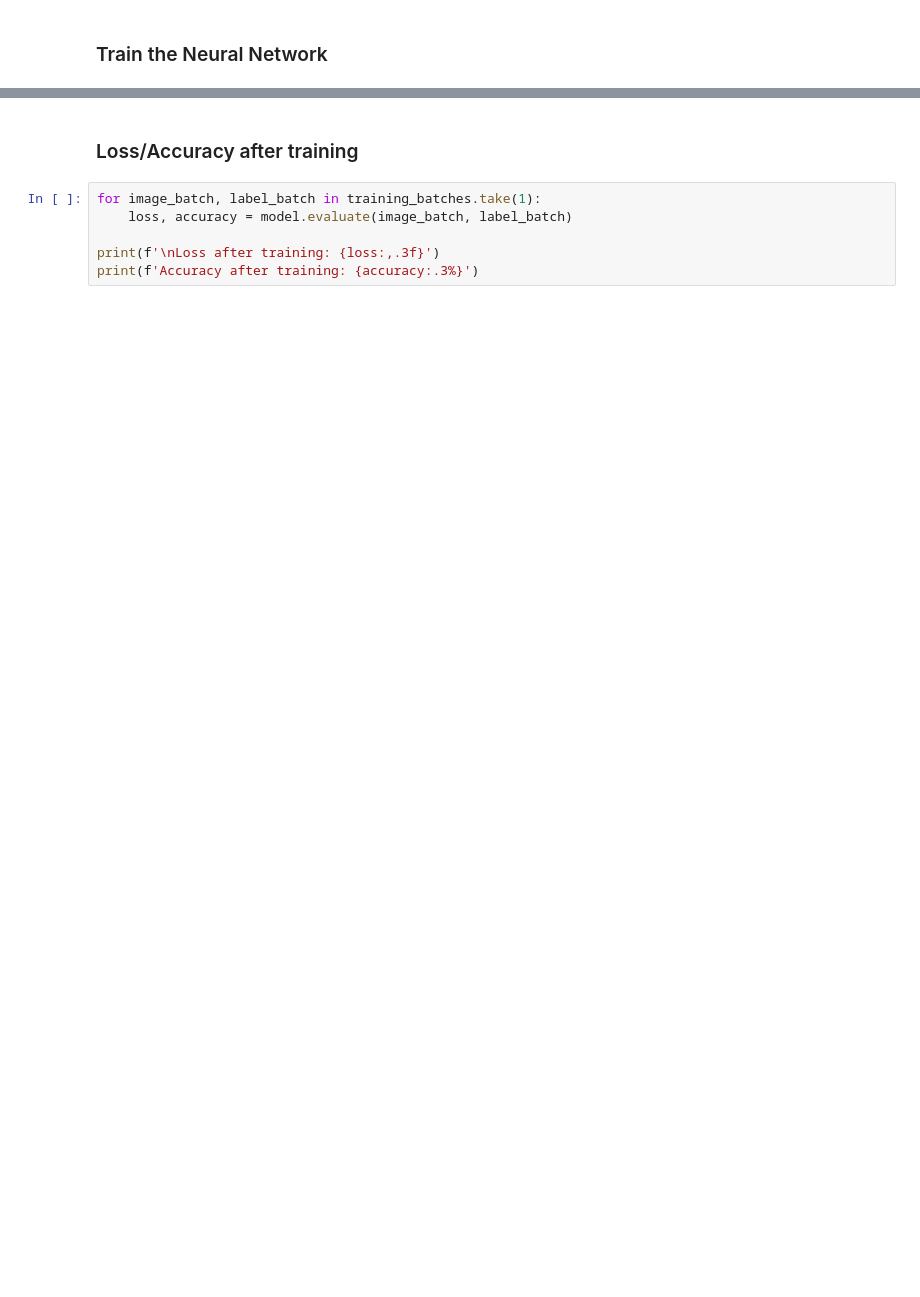
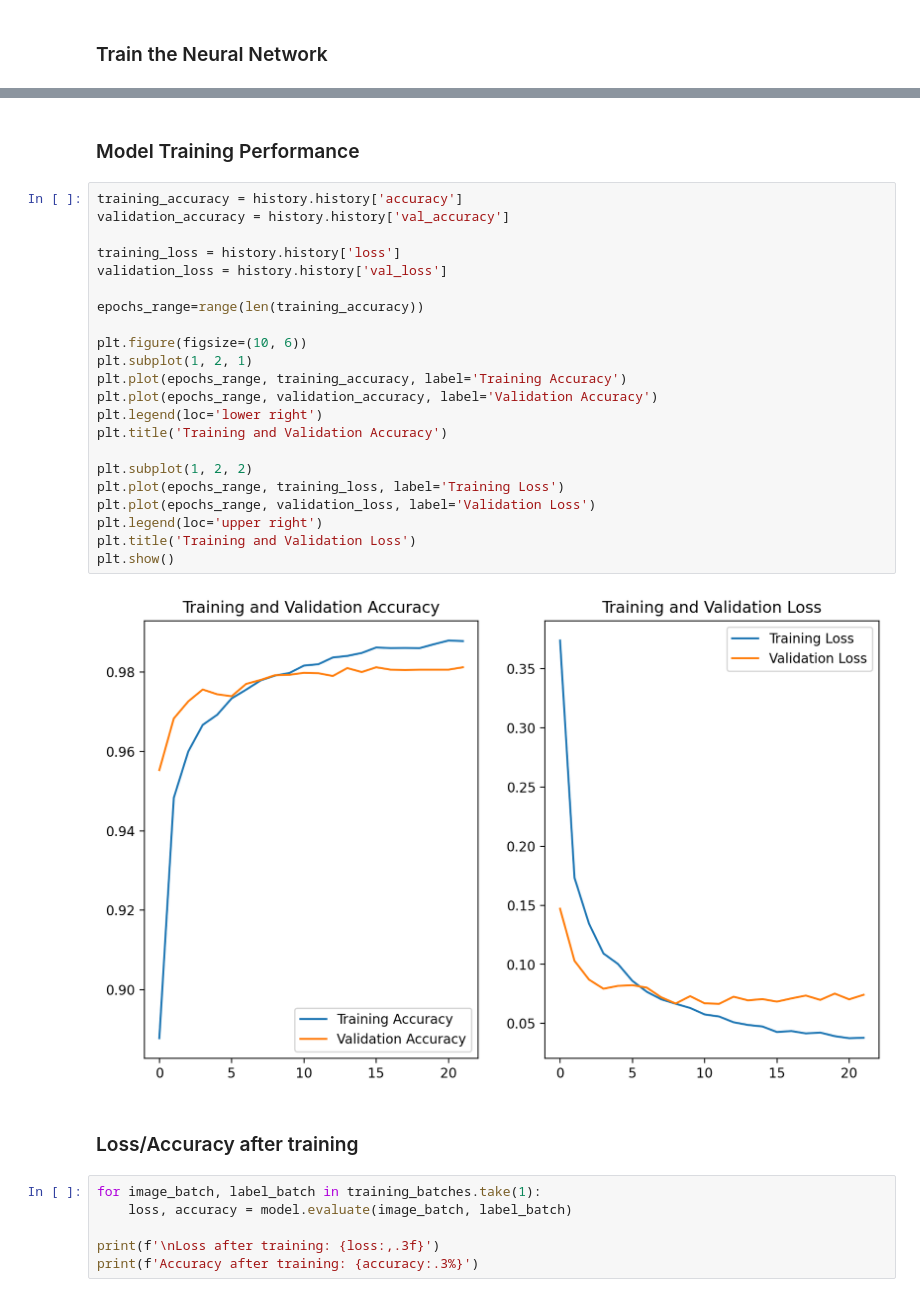
Before and after one commit to jpcano/MNIST-Tensorflow, a Jupyter notebook: main.ipynb, the cells around one changed output, grey strips where cells are left out. Saved outputs shown, nothing was run; the diff lists cells and outputs as text; blank space fills up the shorter version.

```diff
--- a/main.ipynb
+++ b/main.ipynb
@@ -95,3 +142,29 @@ Epoch 5/5
+# %% [markdown]
+### Model Training Performance
+# %%
+training_accuracy = history.history['accuracy']
+validation_accuracy = history.history['val_accuracy']
+
+training_loss = history.history['loss']
+validation_loss = history.history['val_loss']
+
+epochs_range=range(len(training_accuracy))
+
+plt.figure(figsize=(10, 6))
+plt.subplot(1, 2, 1)
+plt.plot(epochs_range, training_accuracy, label='Training Accuracy')
+plt.plot(epochs_range, validation_accuracy, label='Validation Accuracy')
+plt.legend(loc='lower right')
+plt.title('Training and Validation Accuracy')
+
+plt.subplot(1, 2, 2)
+plt.plot(epochs_range, training_loss, label='Training Loss')
+plt.plot(epochs_range, validation_loss, label='Validation Loss')
+plt.legend(loc='upper right')
+plt.title('Training and Validation Loss')
+plt.show()
+# %% [output]
+[figure, added]
 # %% [markdown]
 ### Loss/Accuracy after training
 # %%
```
Also changed, not shown: parts of 11 cells of this notebook.
